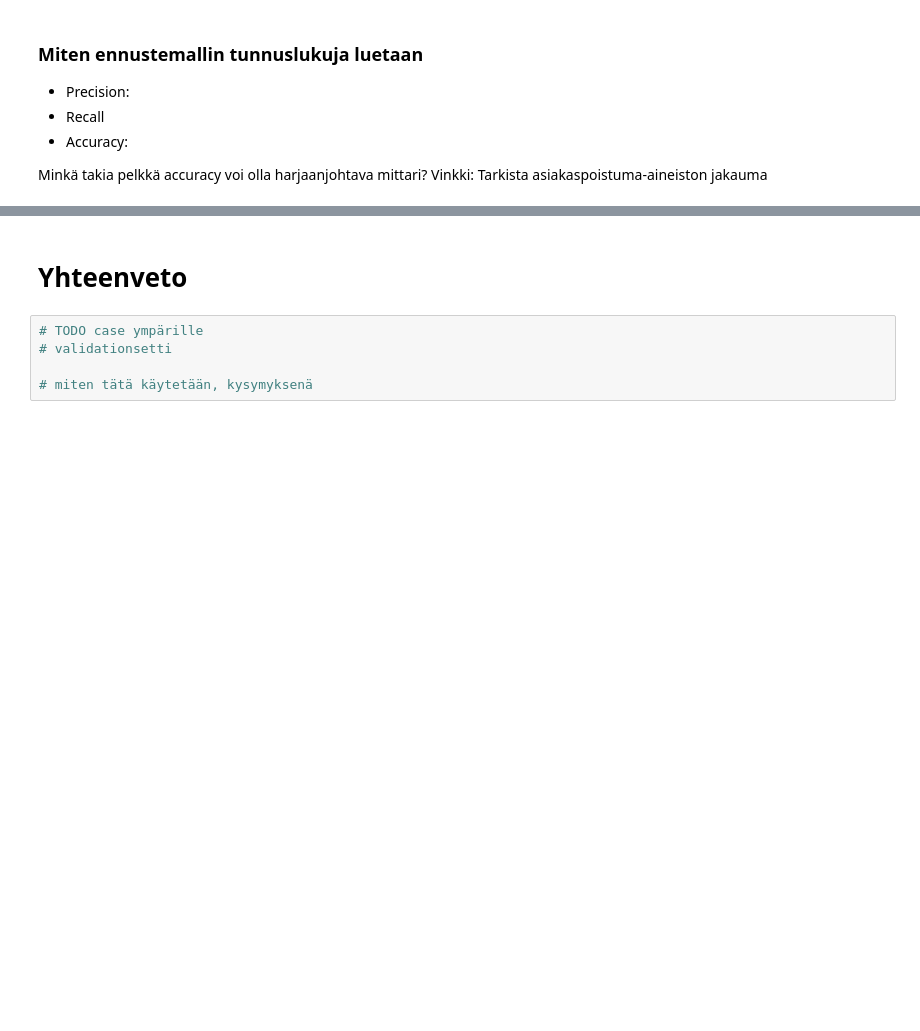
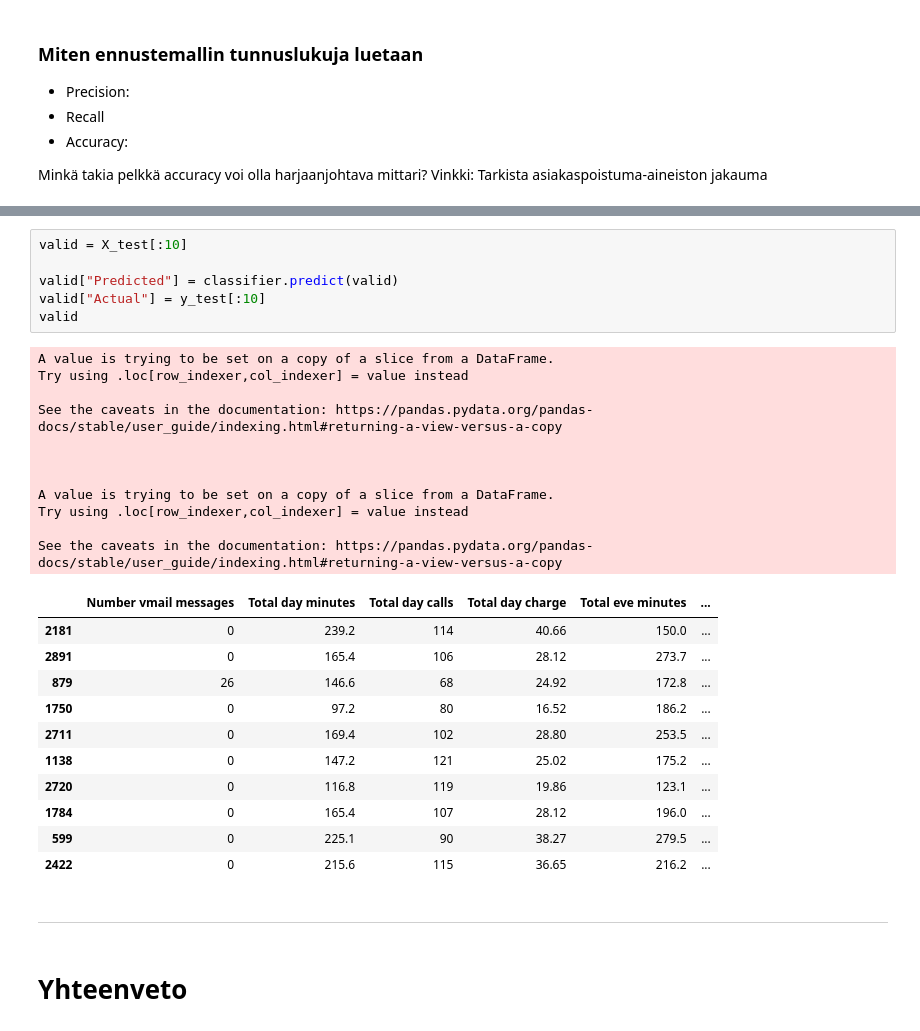
Before and after one commit to TeemuMikkonen/Dataxq, a Jupyter notebook: Solita_x_Manager.ipynb, the cells around one changed output, grey strips where cells are left out. Drawn from its saved outputs; the diff is of its cells as text; blank space fills up the shorter version.

```diff
--- a/Solita_x_Manager.ipynb
+++ b/Solita_x_Manager.ipynb
@@ -374,7 +391,33 @@ feat_importances.nlargest(10).plot(kind='barh')
+# %%
+valid = X_test[:10]
+
+valid["Predicted"] = classifier.predict(valid)
+valid["Actual"] = y_test[:10]
+valid
+# %% [output]
+A value is trying to be set on a copy of a slice from a DataFrame.
+Try using .loc[row_indexer,col_indexer] = value instead
+
+See the caveats in the documentation: https://pandas.pydata.org/pandas-docs/stable/user_guide/indexing.html#returning-a-view-versus-a-copy
+
+
+
+A value is trying to be set on a copy of a slice from a DataFrame.
+Try using .loc[row_indexer,col_indexer] = value instead
+
+See the caveats in the documentation: https://pandas.pydata.org/pandas-docs/stable/user_guide/indexing.html#returning-a-view-versus-a-copy
+|  | Number vmail messages | Total day minutes | Total day calls | Total day charge | Total eve minutes | ... |
+| 2181 | 0 | 239.2 | 114 | 40.66 | 150.0 | ... |
+| 2891 | 0 | 165.4 | 106 | 28.12 | 273.7 | ... |
+| 879 | 26 | 146.6 | 68 | 24.92 | 172.8 | ... |
+| 1750 | 0 | 97.2 | 80 | 16.52 | 186.2 | ... |
+| 2711 | 0 | 169.4 | 102 | 28.80 | 253.5 | ... |
+| 1138 | 0 | 147.2 | 121 | 25.02 | 175.2 | ... |
+| 2720 | 0 | 116.8 | 119 | 19.86 | 123.1 | ... |
+| 1784 | 0 | 165.4 | 107 | 28.12 | 196.0 | ... |
+| 599 | 0 | 225.1 | 90 | 38.27 | 279.5 | ... |
+| 2422 | 0 | 215.6 | 115 | 36.65 | 216.2 | ... |
+# %% [markdown]
+---
 # %% [markdown]
 # Yhteenveto
-# %%
-# TODO case ympärille
-# validationsetti
-
-# miten tätä käytetään, kysymyksenä
```
Also changed, not shown: parts of 21 cells of this notebook.
